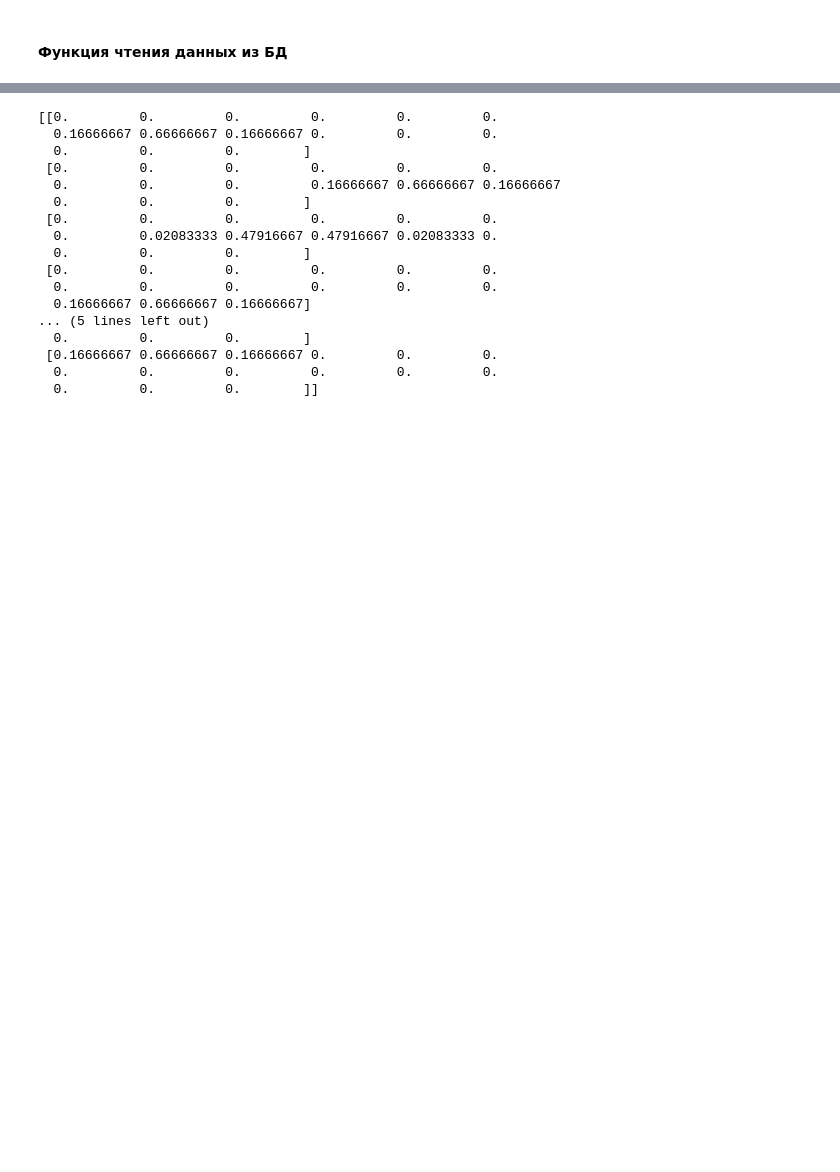
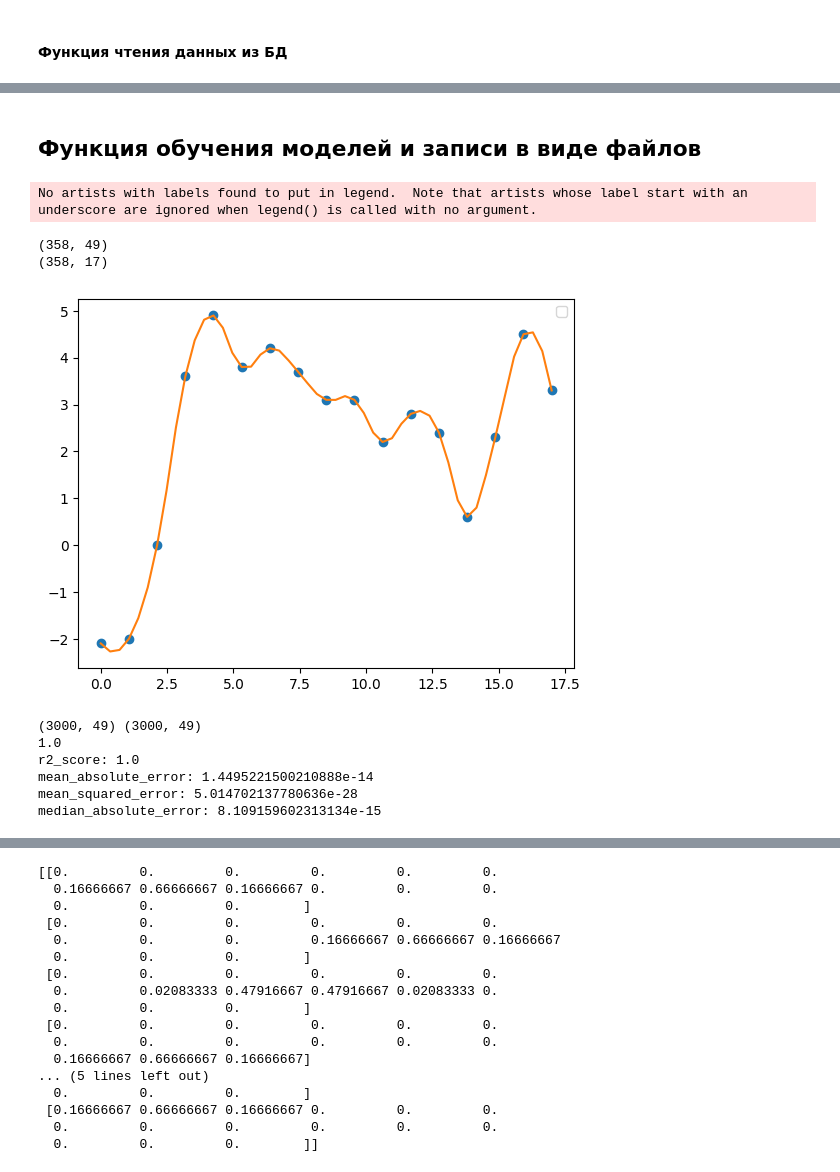
Before and after one commit to ruslanatsabryk/forecaster, a Jupyter notebook: dbconnection.ipynb, the cells around one changed output, grey strips where cells are left out. Saved outputs shown, nothing was run; the diff lists cells and outputs as text; code cells hidden in the pictures; blank space fills up the shorter version.

```diff
--- a/dbconnection.ipynb
+++ b/dbconnection.ipynb
@@ -351,0 +502,6 @@ KeyboardInterrupt:
+# %%
+def write_model(model_obj, forecast_model, date_str):
+    with open(f'data/{forecast_model}-{date_str}.bin', 'wb') as f:
+        model_bin = pickle.dump(model_obj, f, pickle.HIGHEST_PROTOCOL)
+# %% [markdown]
+## Функция обучения моделей и записи в виде файлов
@@ -352,3 +584,16 @@ KeyboardInterrupt:
+# %%
+train_models('gfs')
+# %% [output]
+No artists with labels found to put in legend.  Note that artists whose label start with an underscore are ignored when legend() is called with no argument.
+(358, 49)
+(358, 17)
+[figure, added]
+(3000, 49) (3000, 49)
+1.0
+r2_score: 1.0
+mean_absolute_error: 1.4495221500210888e-14
+mean_squared_error: 5.014702137780636e-28
+median_absolute_error: 8.109159602313134e-15
 # %%
 def quality(y_true, predicted):
     q = {}
```
Also changed, not shown: parts of 36 cells of this notebook, 3 other files.
